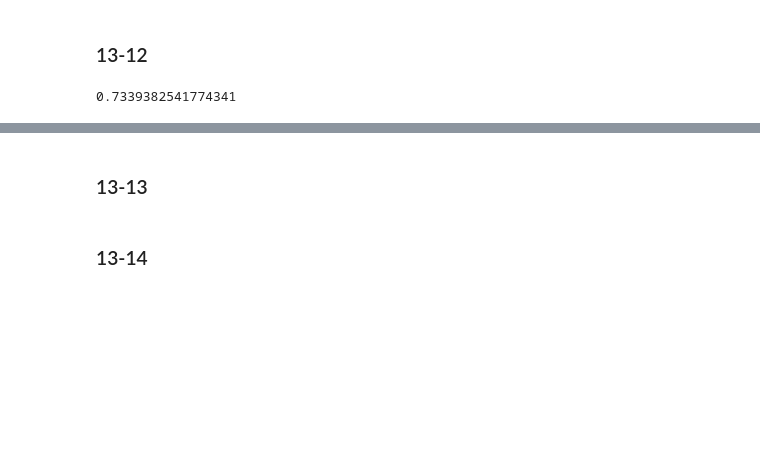
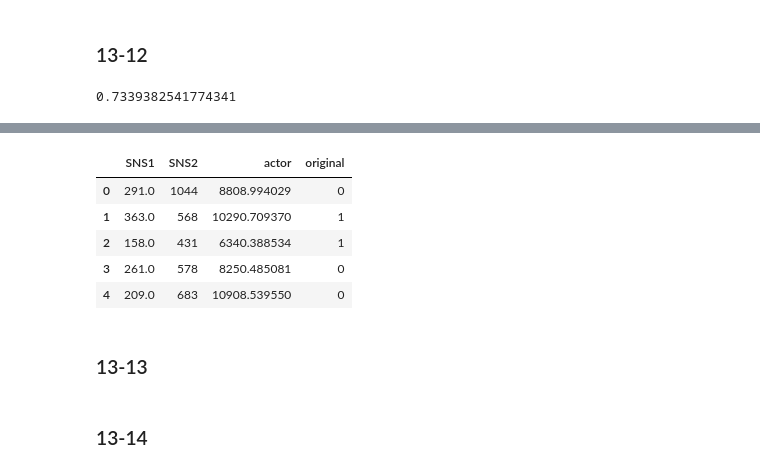
Before and after one commit to ahiru3test/aiai, a Jupyter notebook: notebook/sukkiri-ml-codes/ipynb/chap13a.ipynb, the cells around one changed output, grey strips where cells are left out. Cells and saved outputs as stored; diff of their text form; code cells hidden in the pictures; blank space fills up the shorter version.

```diff
--- a/notebook/sukkiri-ml-codes/ipynb/chap13a.ipynb
+++ b/notebook/sukkiri-ml-codes/ipynb/chap13a.ipynb
@@ -207,3 +222,12 @@ sum(result['test_score']) / len(result['test_score'])
+# %%
+x.head(5)
+# %% [output]
+|  | SNS1 | SNS2 | actor | original |
+| 0 | 291.0 | 1044 | 8808.994029 | 0 |
+| 1 | 363.0 | 568 | 10290.709370 | 1 |
+| 2 | 158.0 | 431 | 6340.388534 | 1 |
+| 3 | 261.0 | 578 | 8250.485081 | 0 |
+| 4 | 209.0 | 683 | 10908.539550 | 0 |
 # %% [markdown]
 ### 13-13
 # %%
```
Also changed, not shown: parts of 8 cells of this notebook, 1 other file.
